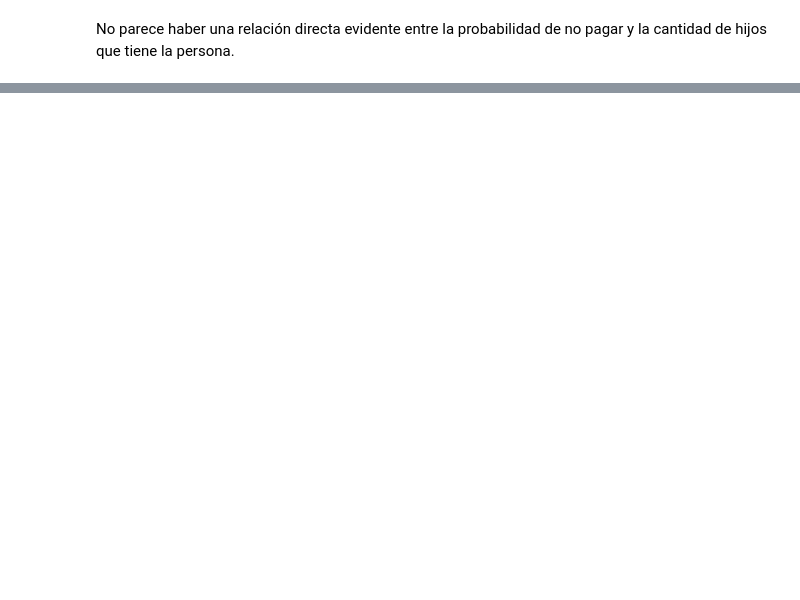
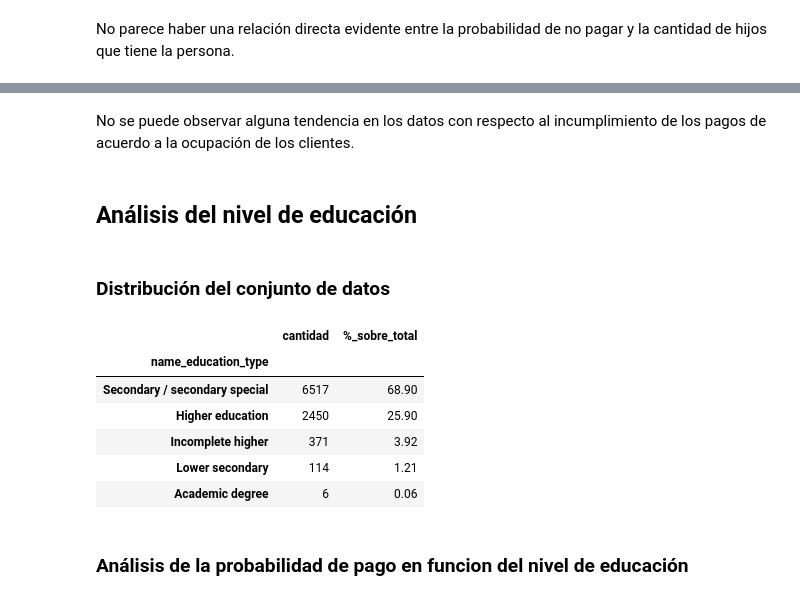
Before and after one commit to AgusTrulli/ML_Grupo_2, a Jupyter notebook: tp1_EDA.ipynb, the cells around one changed output, grey strips where cells are left out. Drawn from its saved outputs; the diff is of its cells as text; code cells hidden in the pictures; blank space fills up the shorter version.

```diff
--- a/tp1_EDA.ipynb
+++ b/tp1_EDA.ipynb
@@ -414,0 +472,18 @@ No parece haber una relación directa evidente entre la probabilidad de no pagar
+# %% [markdown]
+No se puede observar alguna tendencia en los datos con respecto al incumplimiento de los pagos de acuerdo a la ocupación de los clientes.
+# %% [markdown]
+## Análisis del nivel de educación
+# %% [markdown]
+### Distribución del conjunto de datos
+# %%
+make_value_counts(df_clients, 'name_education_type')
+# %% [output]
+|  | cantidad | %_sobre_total |
+| name_education_type |  |  |
+| Secondary / secondary special | 6517 | 68.90 |
+| Higher education | 2450 | 25.90 |
+| Incomplete higher | 371 | 3.92 |
+| Lower secondary | 114 | 1.21 |
+| Academic degree | 6 | 0.06 |
+# %% [markdown]
+### Análisis de la probabilidad de pago en funcion del nivel de educación
```
Also changed, not shown: parts of 23 cells of this notebook.
